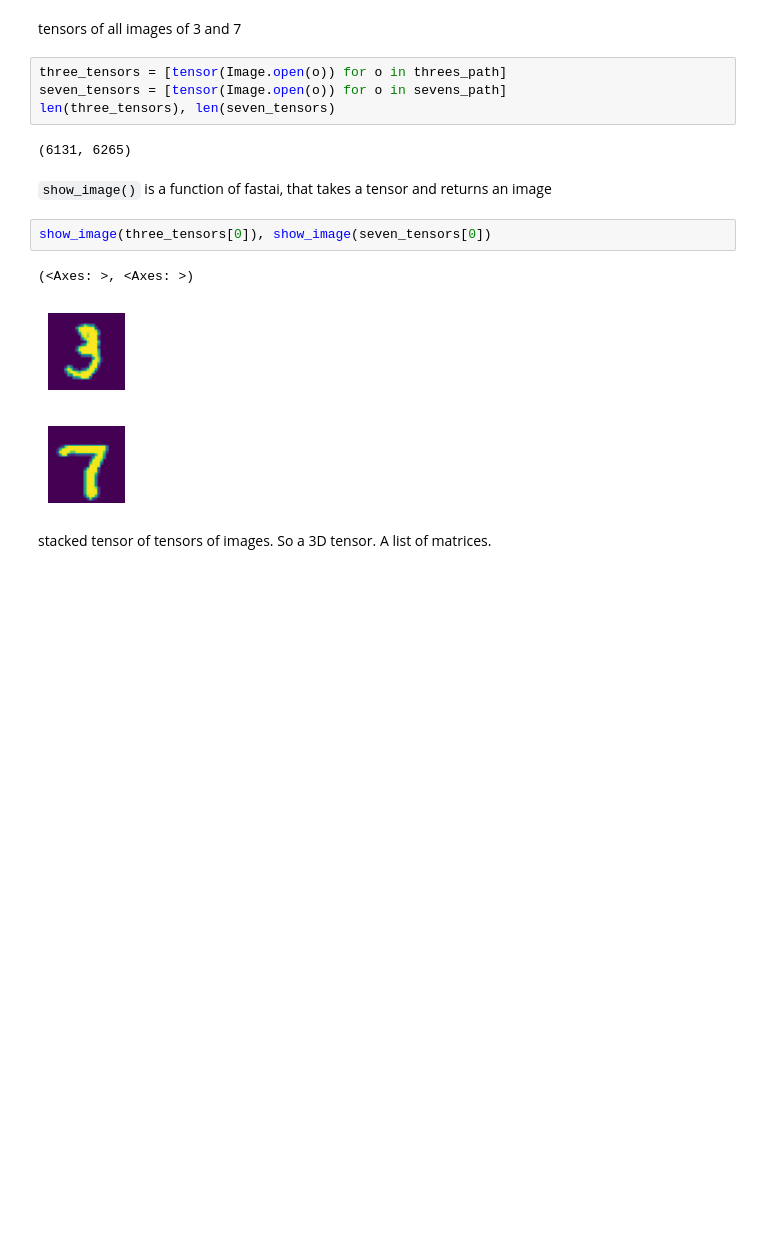
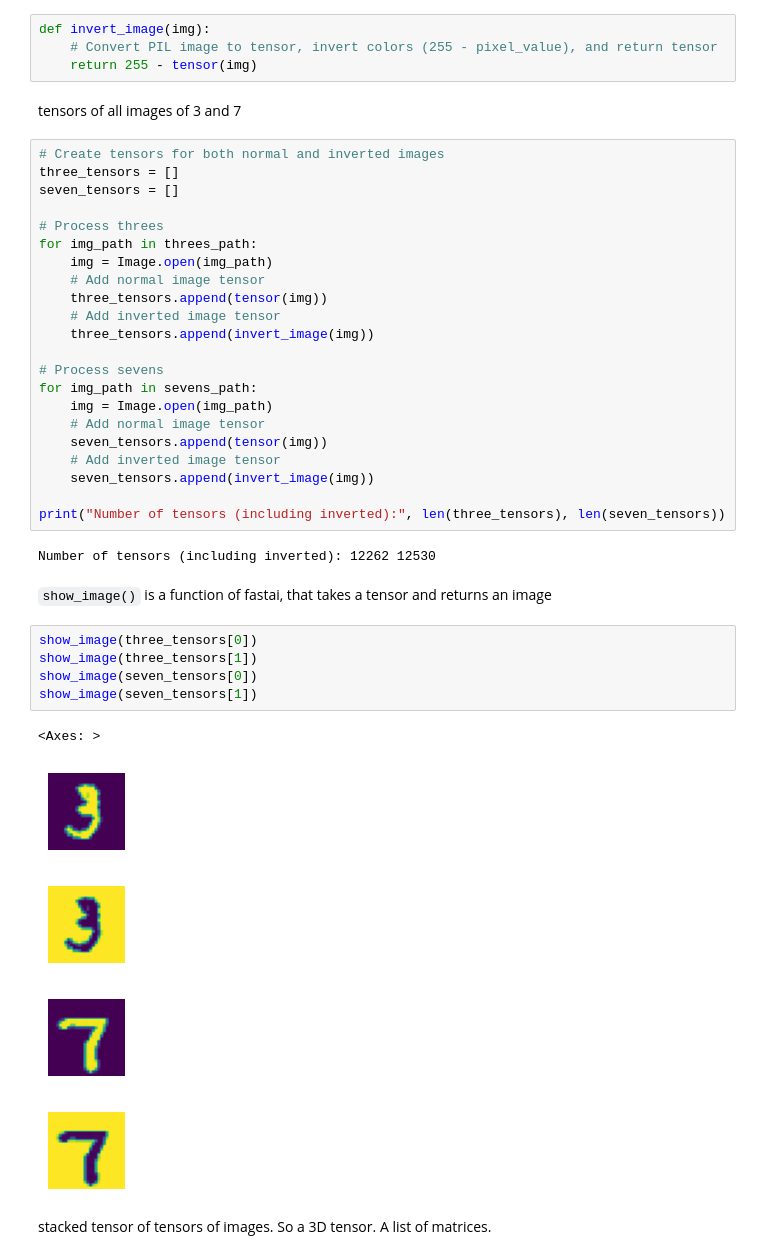
Before and after one commit to ShwetanshSingh/MNISTDigitClassifier-Git, a Jupyter notebook: notebooks/model_from_scratch.ipynb, the cells around one changed output. Saved outputs shown, nothing was run; the diff lists cells and outputs as text; blank space fills up the shorter version.

```diff
--- a/notebooks/model_from_scratch.ipynb
+++ b/notebooks/model_from_scratch.ipynb
@@ -26,19 +28,46 @@ threes_path
+# %%
+def invert_image(img):
+    # Convert PIL image to tensor, invert colors (255 - pixel_value), and return tensor
+    return 255 - tensor(img)
 # %% [markdown]
 tensors of all images of 3 and 7
-# %%
-three_tensors = [tensor(Image.open(o)) for o in threes_path]
-seven_tensors = [tensor(Image.open(o)) for o in sevens_path]
-len(three_tensors), len(seven_tensors)
-# %% [output]
-(6131, 6265)
+# %%
+# Create tensors for both normal and inverted images
+three_tensors = []
+seven_tensors = []
+
+# Process threes
+for img_path in threes_path:
+    img = Image.open(img_path)
+    # Add normal image tensor
+    three_tensors.append(tensor(img))
+    # Add inverted image tensor
+    three_tensors.append(invert_image(img))
+
+# Process sevens
+for img_path in sevens_path:
+    img = Image.open(img_path)
+    # Add normal image tensor
+    seven_tensors.append(tensor(img))
+    # Add inverted image tensor
+    seven_tensors.append(invert_image(img))
+
+print("Number of tensors (including inverted):", len(three_tensors), len(seven_tensors))
+# %% [output]
+Number of tensors (including inverted): 12262 12530
 # %% [markdown]
 `show_image()` is a function of fastai, that takes a tensor and returns an image
 # %%
-show_image(three_tensors[0]), show_image(seven_tensors[0])
+show_image(three_tensors[0])
+show_image(three_tensors[1])
+show_image(seven_tensors[0])
+show_image(seven_tensors[1])
 # %% [output]
-(<Axes: >, <Axes: >)
+<Axes: >
 [figure]
-[figure, old version]
+[figure, new version]
+[figure, added]
+[figure, added]
 # %% [markdown]
 stacked tensor of tensors of images. So a 3D tensor. A list of matrices.
 # %%
```
Also changed, not shown: parts of 15 cells of this notebook, 1 other file.
